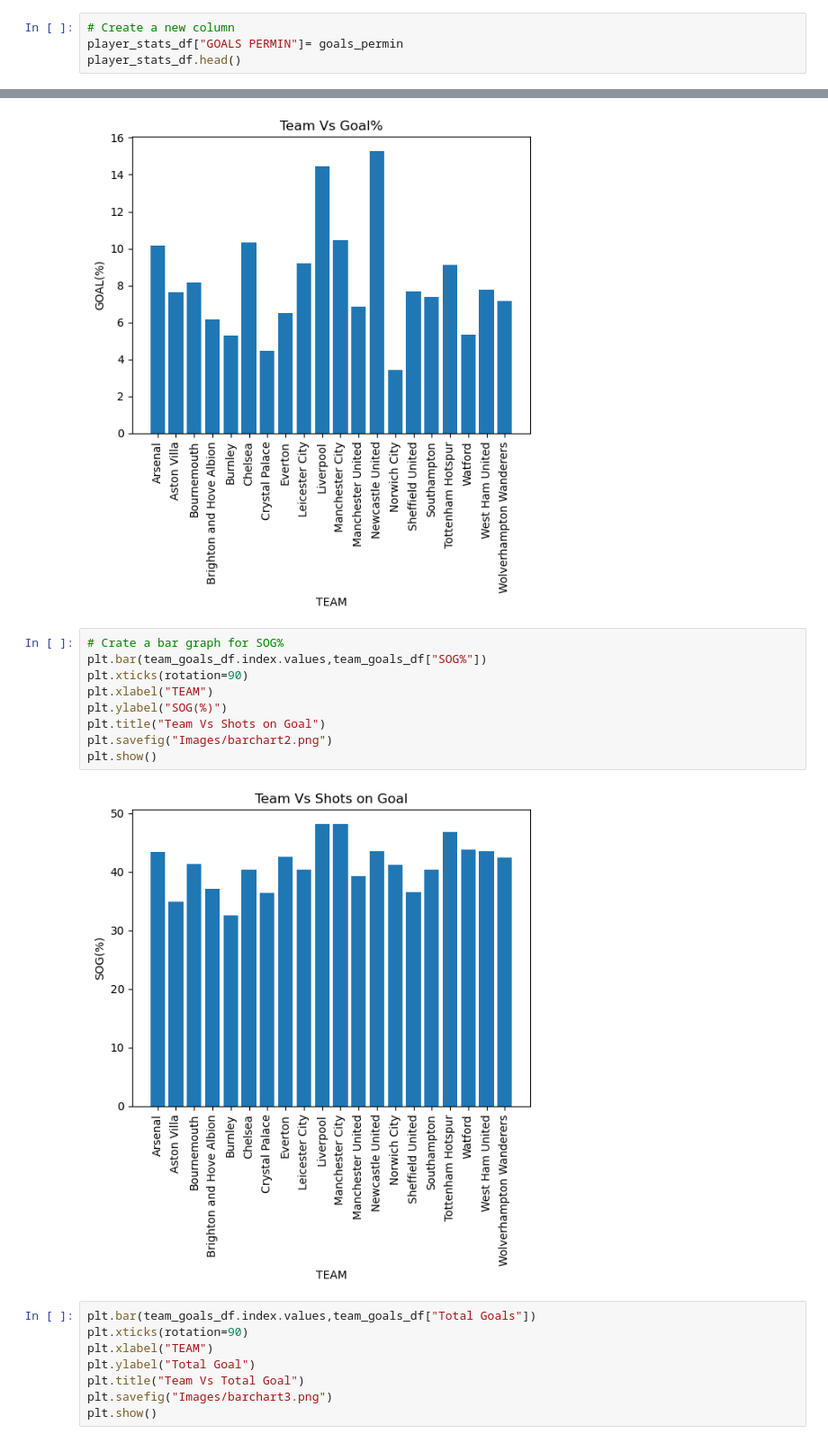
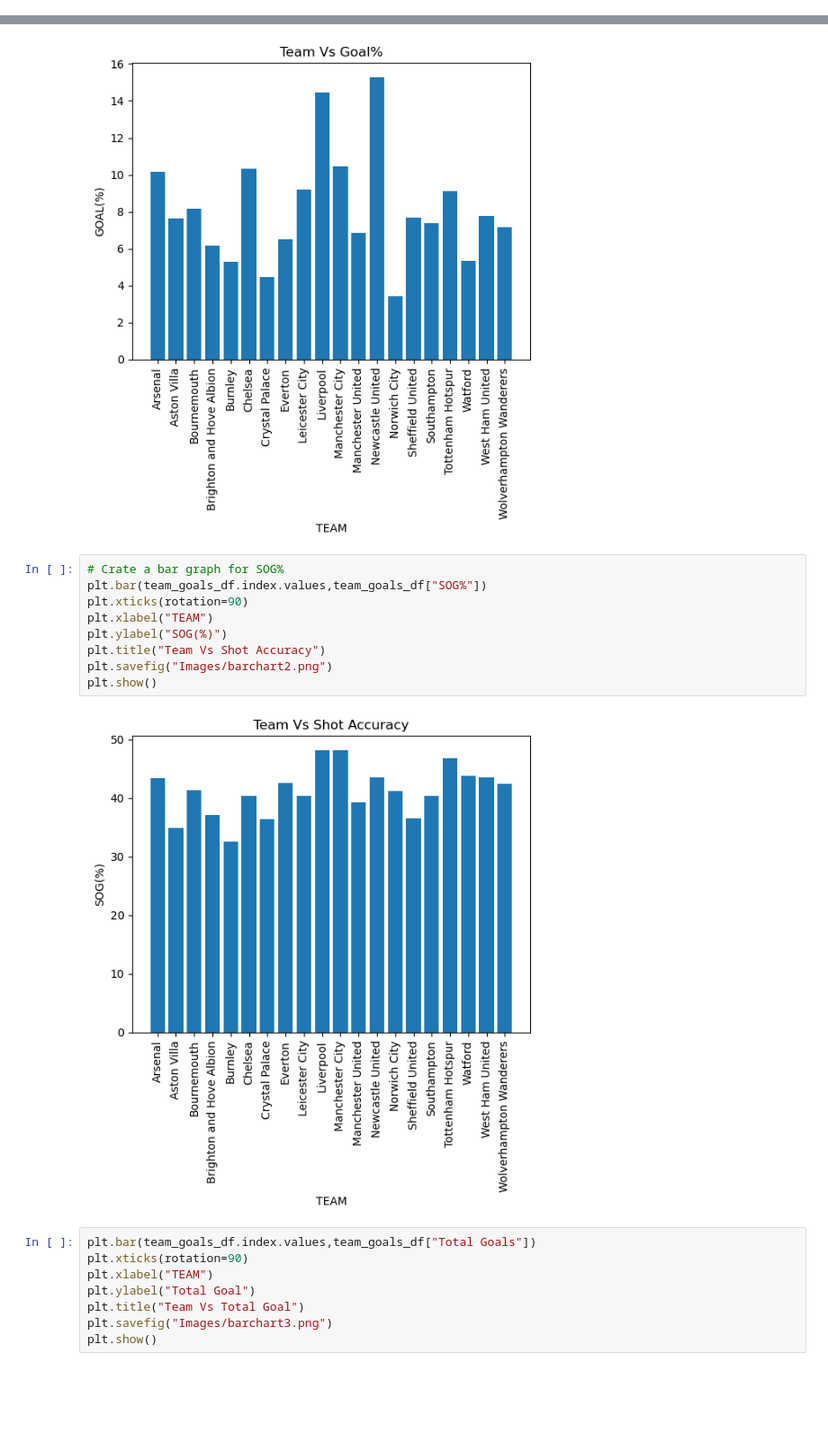
Before and after one commit to vdescioli/project1_PremierGroup, a Jupyter notebook: main.ipynb, the cells around one changed output, grey strips where cells are left out. Shown: that part at 90% size. Saved outputs shown, nothing was run; the diff lists cells and outputs as text; blank space fills up the shorter version.

```diff
--- a/main.ipynb
+++ b/main.ipynb
@@ -91,4 +59,0 @@ Length: 540, dtype: float64
-# %%
-# Create a new column
-player_stats_df["GOALS PERMIN"]= goals_permin
-player_stats_df.head()
@@ -241,14 +206,14 @@ plt.show()
 # %%
 # Crate a bar graph for SOG%
 plt.bar(team_goals_df.index.values,team_goals_df["SOG%"])
 plt.xticks(rotation=90)
 plt.xlabel("TEAM")
 plt.ylabel("SOG(%)")
-plt.title("Team Vs Shots on Goal")
+plt.title("Team Vs Shot Accuracy")
 plt.savefig("Images/barchart2.png")
 plt.show()
 # %% [output]
-[figure, old version]
+[figure, new version]
 # %%
 plt.bar(team_goals_df.index.values,team_goals_df["Total Goals"])
 plt.xticks(rotation=90)
```
Also changed, not shown: parts of 11 cells of this notebook, 2 other files.
